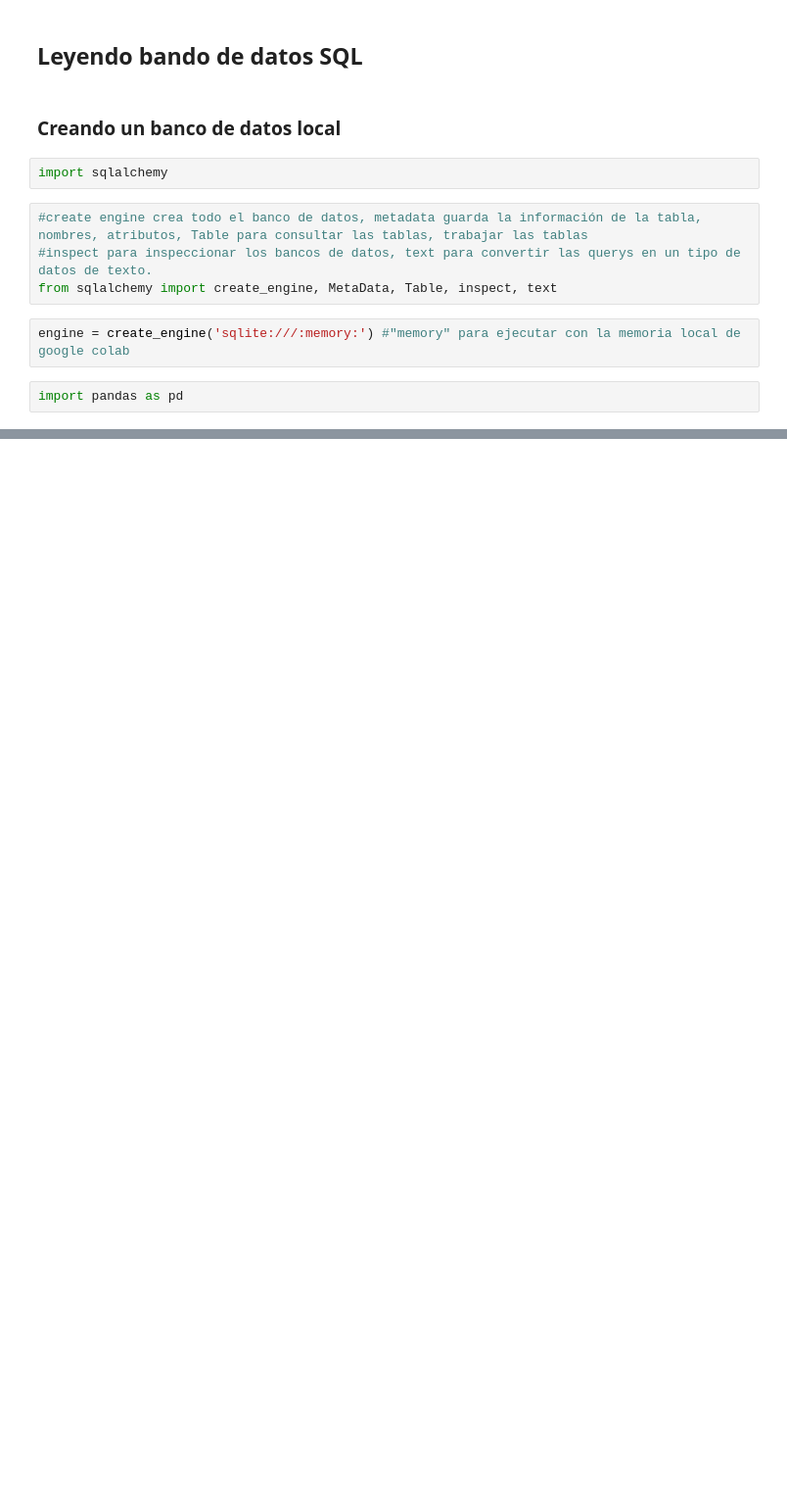
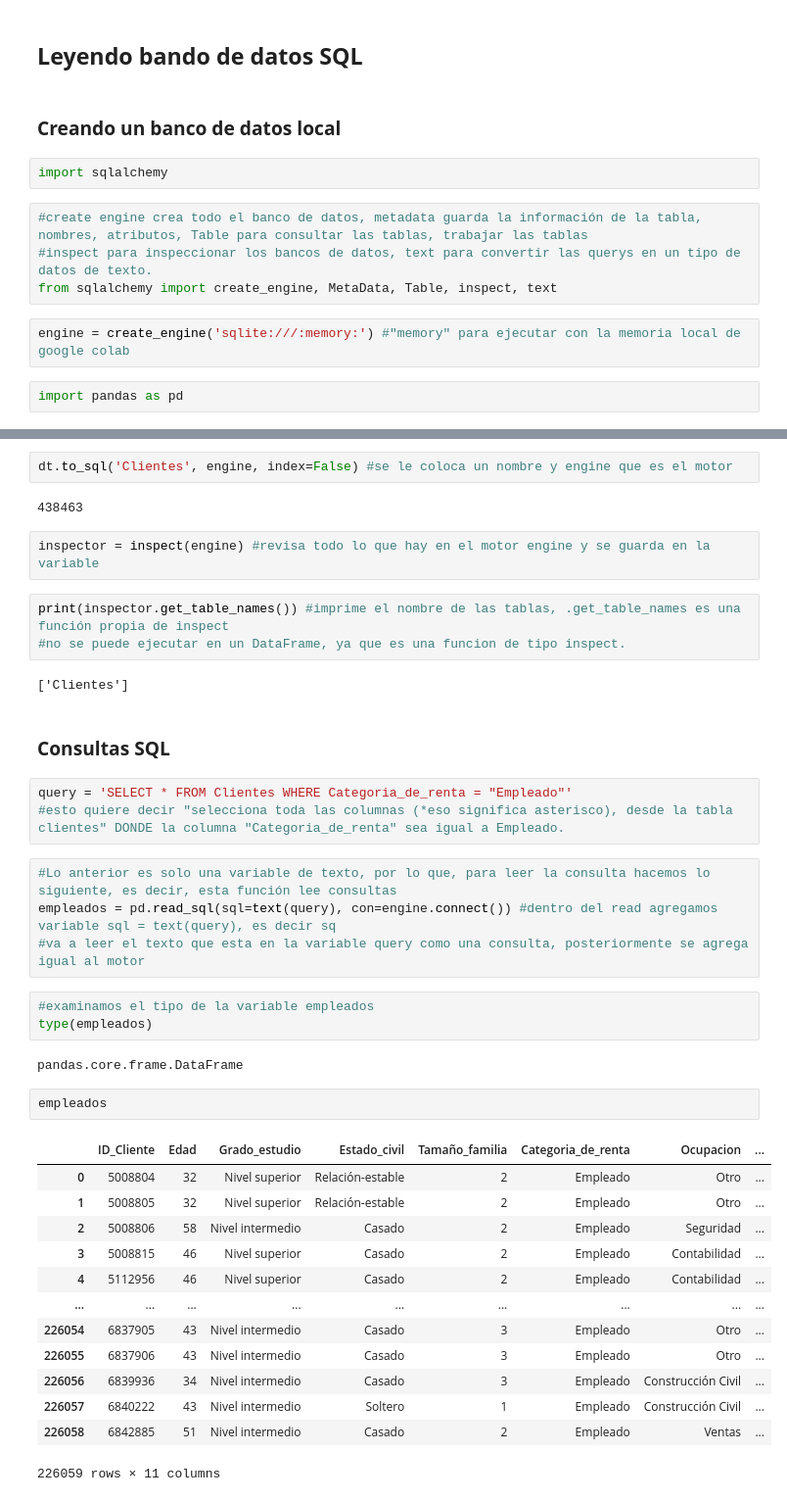
Before and after one commit to AndresCMontejo/PANDAS_I-O, a Jupyter notebook: Panda_I_O.ipynb, the cells around one changed output, grey strips where cells are left out. Shown: that part at 98% size. Saved outputs shown, nothing was run; the diff lists cells and outputs as text; blank space fills up the shorter version.

```diff
--- a/Panda_I_O.ipynb
+++ b/Panda_I_O.ipynb
@@ -514,0 +528,41 @@ import pandas as pd
+# %%
+dt.to_sql('Clientes', engine, index=False) #se le coloca un nombre y engine que es el motor
+# %% [output]
+438463
+# %%
+inspector = inspect(engine) #revisa todo lo que hay en el motor engine y se guarda en la variable
+# %%
+print(inspector.get_table_names()) #imprime el nombre de las tablas, .get_table_names es una función propia de inspect
+#no se puede ejecutar en un DataFrame, ya que es una funcion de tipo inspect.
+# %% [output]
+['Clientes']
+# %% [markdown]
+### **Consultas SQL**
+# %%
+query = 'SELECT * FROM Clientes WHERE Categoria_de_renta = "Empleado"'
+#esto quiere decir "selecciona toda las columnas (*eso significa asterisco), desde la tabla clientes" DONDE la columna "Categoria_de_renta" sea igual a Empleado.
+# %%
+#Lo anterior es solo una variable de texto, por lo que, para leer la consulta hacemos lo siguiente, es decir, esta función lee consultas
+empleados = pd.read_sql(sql=text(query), con=engine.connect()) #dentro del read agregamos variable sql = text(query), es decir sq
+#va a leer el texto que esta en la variable query como una consulta, posteriormente se agrega igual al motor
+# %%
+#examinamos el tipo de la variable empleados
+type(empleados)
+# %% [output]
+pandas.core.frame.DataFrame
+# %%
+empleados
+# %% [output]
+|  | ID_Cliente | Edad | Grado_estudio | Estado_civil | Tamaño_familia | Categoria_de_renta | Ocupacion | ... |
+| 0 | 5008804 | 32 | Nivel superior | Relación-estable | 2 | Empleado | Otro | ... |
+| 1 | 5008805 | 32 | Nivel superior | Relación-estable | 2 | Empleado | Otro | ... |
+| 2 | 5008806 | 58 | Nivel intermedio | Casado | 2 | Empleado | Seguridad | ... |
+| 3 | 5008815 | 46 | Nivel superior | Casado | 2 | Empleado | Contabilidad | ... |
+| 4 | 5112956 | 46 | Nivel superior | Casado | 2 | Empleado | Contabilidad | ... |
+| ... | ... | ... | ... | ... | ... | ... | ... | ... |
+| 226054 | 6837905 | 43 | Nivel intermedio | Casado | 3 | Empleado | Otro | ... |
+| 226055 | 6837906 | 43 | Nivel intermedio | Casado | 3 | Empleado | Otro | ... |
+| 226056 | 6839936 | 34 | Nivel intermedio | Casado | 3 | Empleado | Construcción Civil | ... |
+| 226057 | 6840222 | 43 | Nivel intermedio | Soltero | 1 | Empleado | Construcción Civil | ... |
+| 226058 | 6842885 | 51 | Nivel intermedio | Casado | 2 | Empleado | Ventas | ... |
+226059 rows × 11 columns
```
Also changed, not shown: parts of 8 cells of this notebook.
